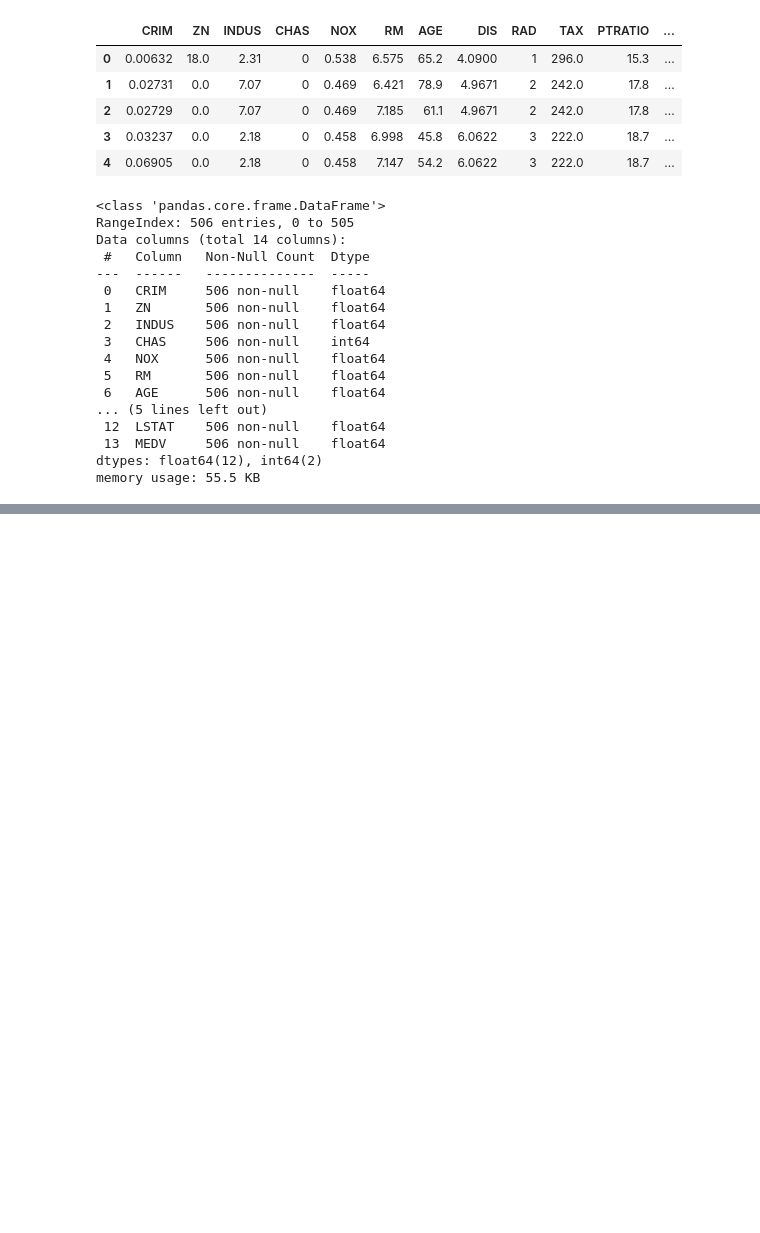
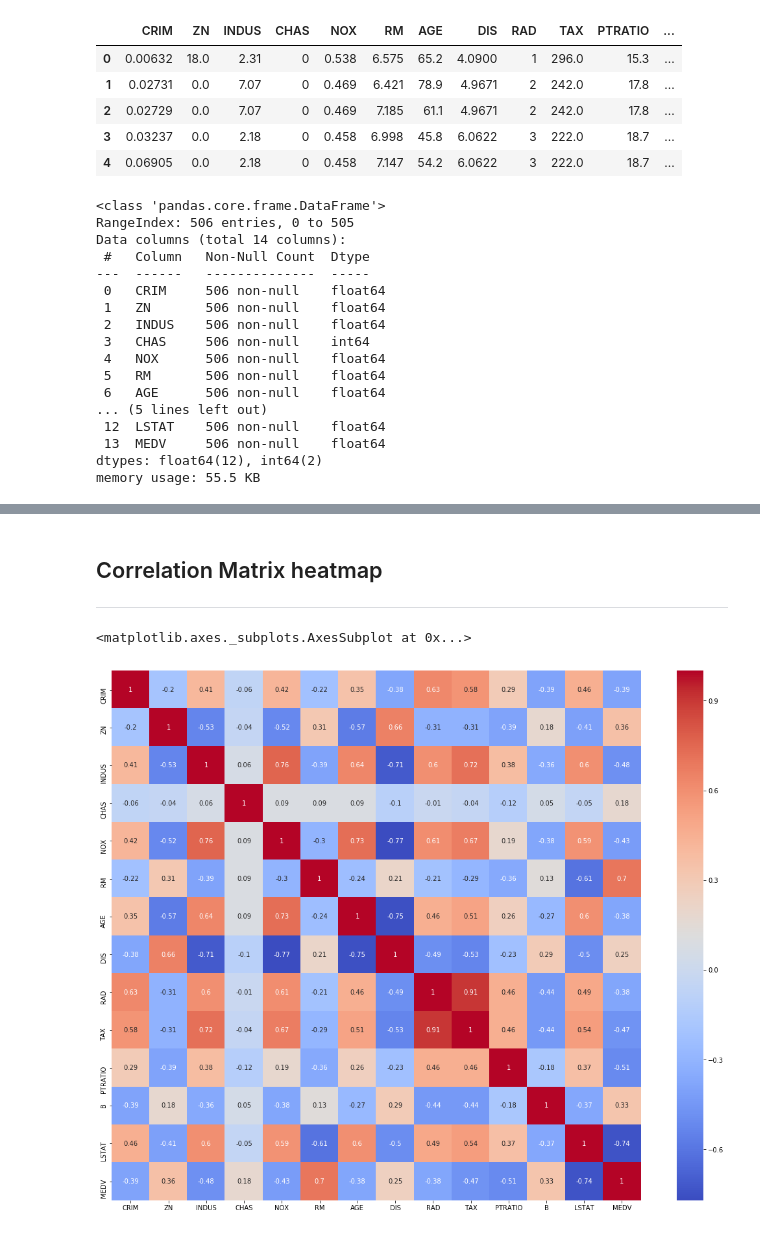
Before and after one commit to Victoria-Qiao/Boston_House_Prices_Modeling, a Jupyter notebook: data_analysis.ipynb, the cells around one changed output, grey strips where cells are left out. Saved outputs shown, nothing was run; the diff lists cells and outputs as text; code cells hidden in the pictures; blank space fills up the shorter version.

```diff
--- a/data_analysis.ipynb
+++ b/data_analysis.ipynb
@@ -54,0 +87,11 @@ dataset.describe()
+# %% [markdown]
+## Correlation Matrix heatmap
+***
+# %%
+plt.figure(figsize=(20,15))
+corr_matrix = dataset.corr().round(2)
+# print(corr_matrix)
+sns.heatmap(corr_matrix,annot=True,cmap='coolwarm',square=True)
+# %% [output]
+<matplotlib.axes._subplots.AxesSubplot at 0x...>
+[figure, added]
```
Also changed, not shown: parts of 4 cells of this notebook.
